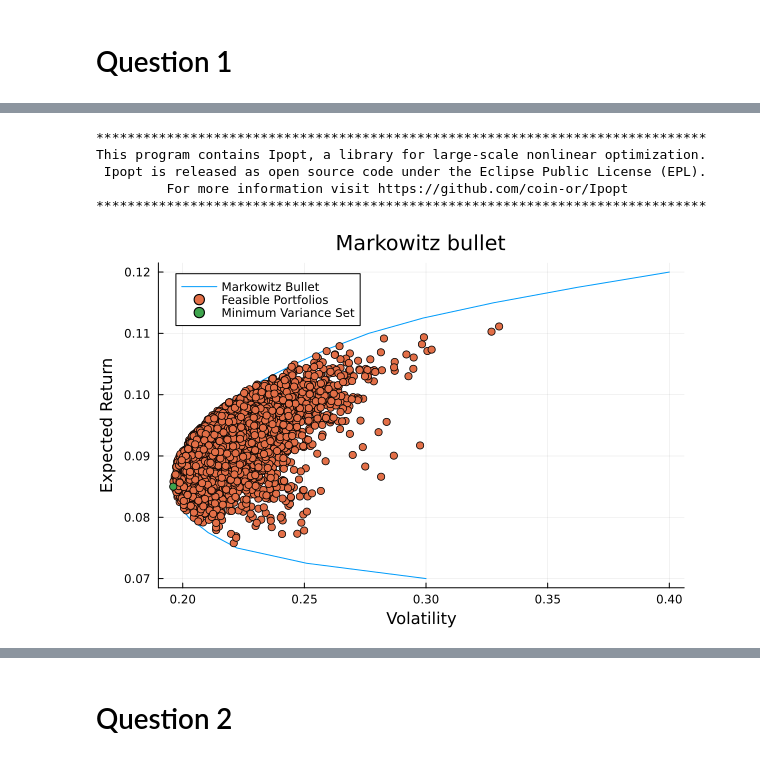
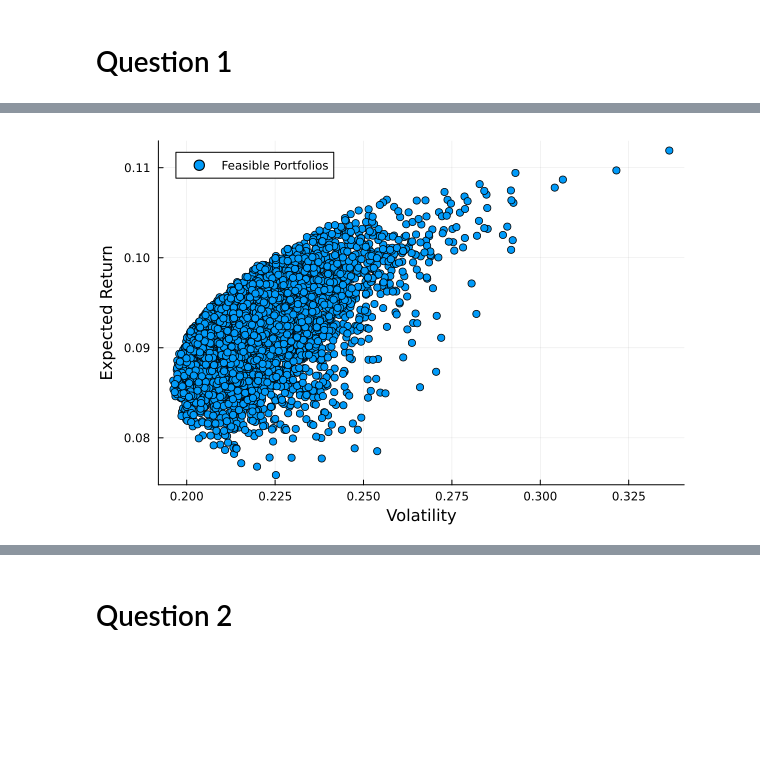
Before and after one commit to RowanHarley/JuliaAssignment1, a Jupyter notebook: Assignment 1 Final.ipynb, the cells around one changed output, grey strips where cells are left out. Saved outputs shown, nothing was run; the diff lists cells and outputs as text; code cells hidden in the pictures; blank space fills up the shorter version.

```diff
--- a/Assignment 1 Final.ipynb
+++ b/Assignment 1 Final.ipynb
@@ -56,37 +49,33 @@ find_tangency_portfolio (generic function with 1 method)
 # %%
 mv_mat=zeros(21,2)
-
+w_opts = zeros(21, 5)
 for i=1:21
     mdl=Model(Ipopt.Optimizer)
     set_silent(mdl)
     @variable(mdl,0<=w[1:5])
     @constraint(mdl, sum(w)==1)
     @constraint(mdl,sum(w.*Rets)==0.07 + 0.0025*(i-1))
     @objective(mdl,Min,w'*Q*w)
     optimize!(mdl)
     wopt=value.(w)
     mv_mat[i,:]=[wopt'*Rets sqrt(wopt'*Q*wopt)]
+    w_opts[i, :] = wopt
 end
 num_portfolios = 5000
 all_weights = [generate_weights(5) for _ in 1:num_portfolios]
 port_returns = []
 port_volatilities = []
 for weights in all_weights
     port_return, port_volatility = portfolio_performance(weights, Rets, Q)
     push!(port_returns, port_return)
     push!(port_volatilities, port_volatility)
 end
 _, idx = findmin(mv_mat[:, 2])
 # scatter(sim_pf[:,2],sim_pf[:,1])
-plot(mv_mat[:,2],mv_mat[:,1], title="Markowitz bullet", majorgrid=true, label = "Markowitz Bullet")
-scatter!(port_volatilities, port_returns, label = "Feasible Portfolios")
-scatter!([mv_mat[idx, 2]], [mv_mat[idx, 1]], label = "Minimum Variance Set")
+
+scatter(port_volatilities, port_returns, label = "Feasible Portfolios")
+# scatter!([mv_mat[idx, 2]], [mv_mat[idx, 1]], label = "Minimum Variance Portfolio")
 xlabel!("Volatility")
 ylabel!("Expected Return")
 # %% [output]
-******************************************************************************
-This program contains Ipopt, a library for large-scale nonlinear optimization.
- Ipopt is released as open source code under the Eclipse Public License (EPL).
-         For more information visit https://github.com/coin-or/Ipopt
-******************************************************************************
-[figure, old version]
+[figure, new version]
```
Also changed, not shown: parts of 12 cells of this notebook.
